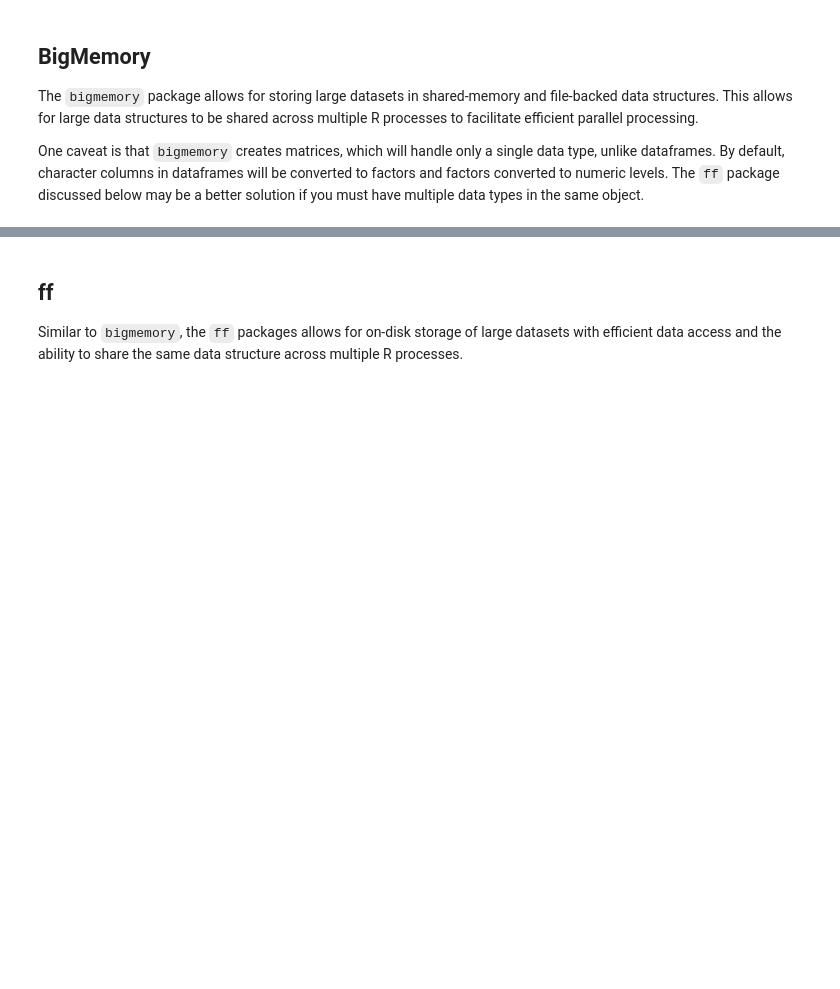
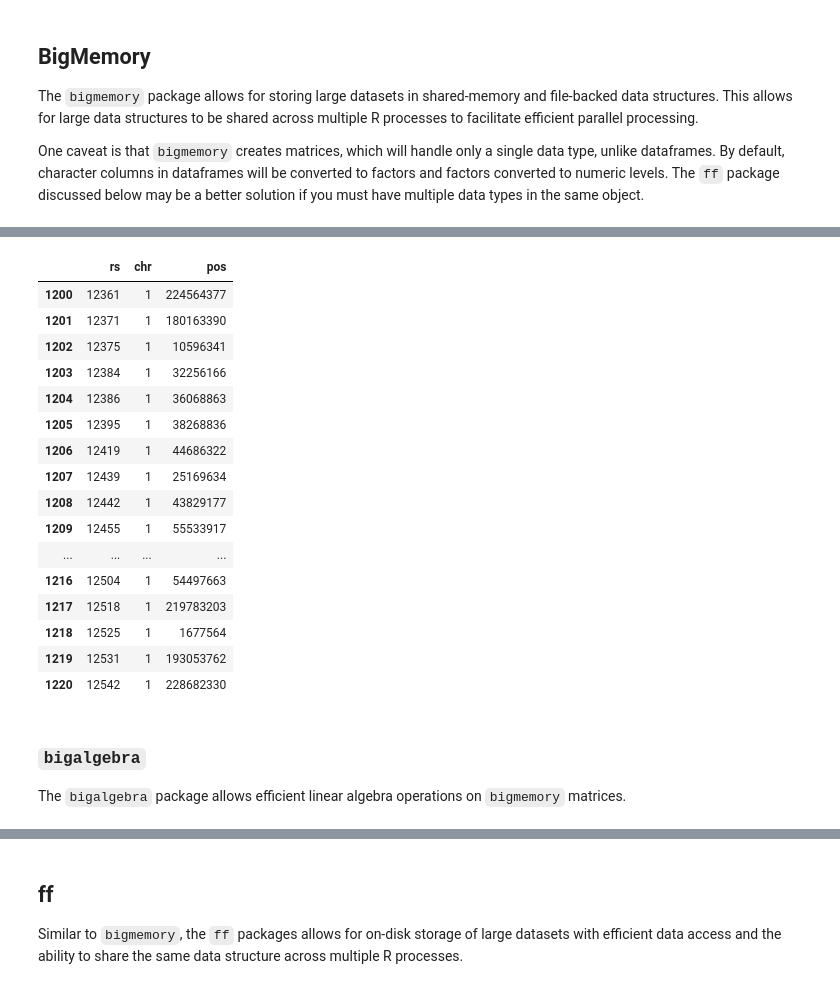
Before and after one commit to mooneymi/large_scale_data, a Jupyter notebook: BMI535_Week3_R_Data_Solutions.ipynb, the cells around one changed output, grey strips where cells are left out. Cells and saved outputs as stored; diff of their text form; code cells hidden in the pictures; blank space fills up the shorter version.

```diff
--- a/BMI535_Week3_R_Data_Solutions.ipynb
+++ b/BMI535_Week3_R_Data_Solutions.ipynb
@@ -297,0 +518,24 @@ The performance for searching is pretty poor, but keep in mind that `bigmemory`
+# %%
+z
+# %% [output]
+|  | rs | chr | pos |
+| 1200 | 12361 | 1 | 224564377 |
+| 1201 | 12371 | 1 | 180163390 |
+| 1202 | 12375 | 1 | 10596341 |
+| 1203 | 12384 | 1 | 32256166 |
+| 1204 | 12386 | 1 | 36068863 |
+| 1205 | 12395 | 1 | 38268836 |
+| 1206 | 12419 | 1 | 44686322 |
+| 1207 | 12439 | 1 | 25169634 |
+| 1208 | 12442 | 1 | 43829177 |
+| 1209 | 12455 | 1 | 55533917 |
+| ... | ... | ... | ... |
+| 1216 | 12504 | 1 | 54497663 |
+| 1217 | 12518 | 1 | 219783203 |
+| 1218 | 12525 | 1 | 1677564 |
+| 1219 | 12531 | 1 | 193053762 |
+| 1220 | 12542 | 1 | 228682330 |
+# %% [markdown]
+### `bigalgebra`
+
+The `bigalgebra` package allows efficient linear algebra operations on `bigmemory` matrices.
```
Also changed, not shown: parts of 93 cells of this notebook, 1 other file.
